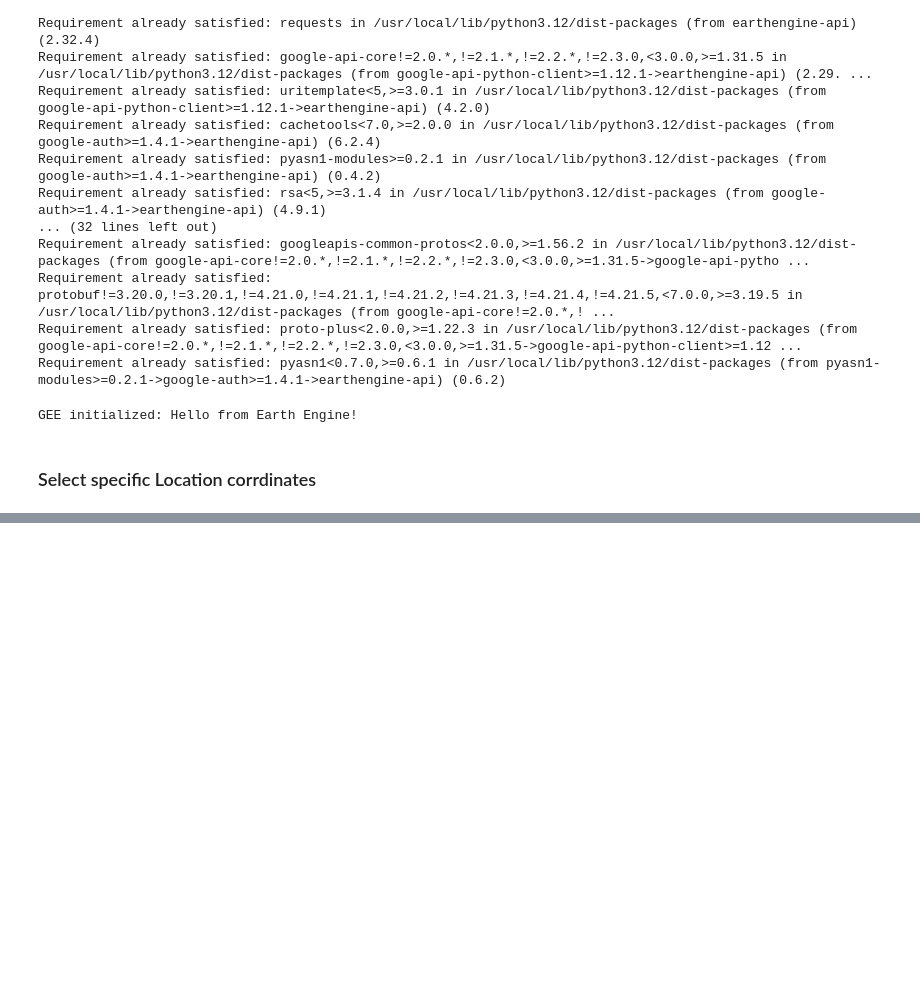
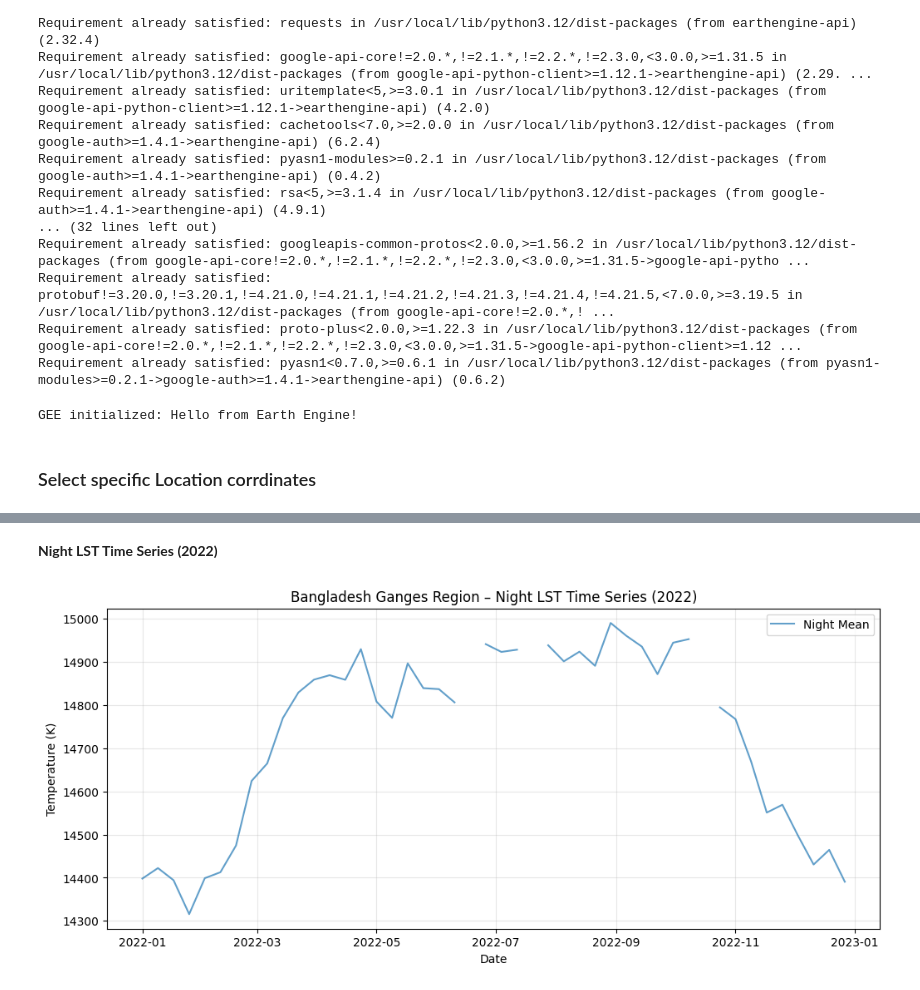
Before and after one commit to Amzilynn/Geoepidemiology-Profiling, a Jupyter notebook: Geoepidemiology_Profiling.ipynb, the cells around one changed output, grey strips where cells are left out. Cells and saved outputs as stored; diff of their text form; code cells hidden in the pictures; blank space fills up the shorter version.

```diff
--- a/Geoepidemiology_Profiling.ipynb
+++ b/Geoepidemiology_Profiling.ipynb
@@ -1217,0 +331,21 @@ print("="*60)
+# %% [markdown]
+**Night LST Time Series (2022)**
+# %%
+if not df_bang_2022.empty:
+    plt.figure(figsize=(12, 5))
+    plt.plot(
+        pd.to_datetime(df_bang_2022['date']),
+        df_bang_2022['LST_Night_1km_mean'],
+        alpha=0.7,
+        label='Night Mean'
+    )
+    plt.title('Bangladesh Ganges Region – Night LST Time Series (2022)')
+    plt.xlabel('Date')
+    plt.ylabel('Temperature (K)')
+    plt.legend()
+    plt.grid(alpha=0.3)
+    plt.show()
+else:
+    print("No data available")
+# %% [output]
+[figure, added]
```
Also changed, not shown: parts of 82 cells of this notebook.
